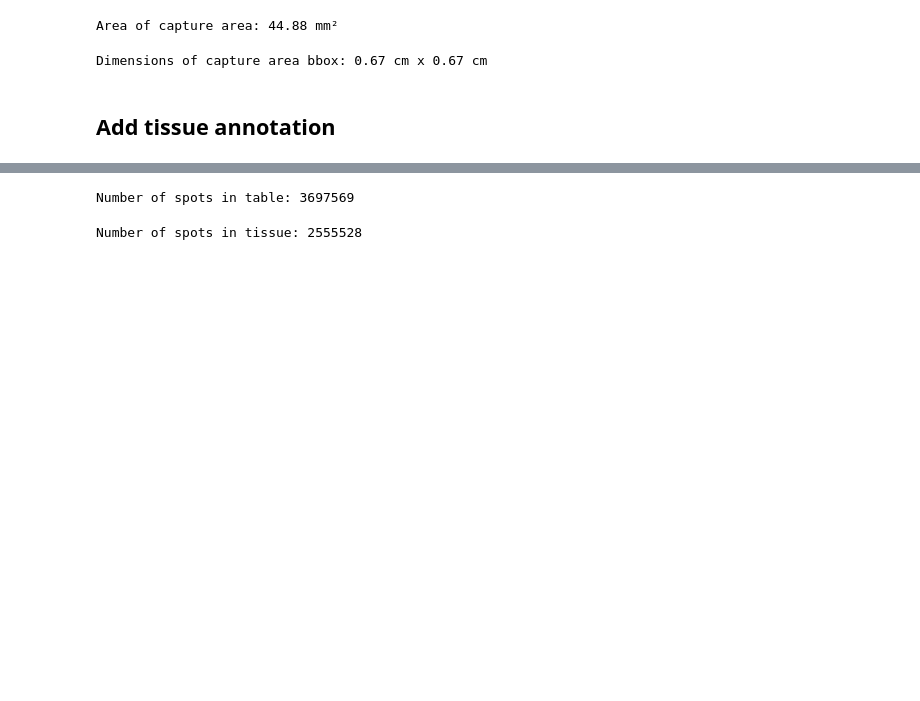
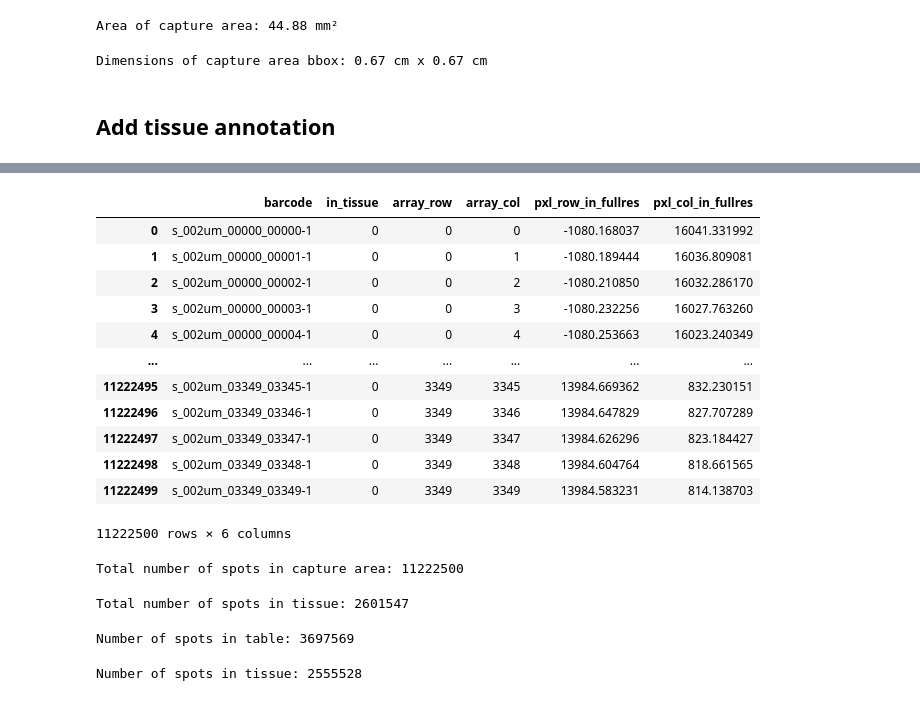
Before and after one commit to vibspatial/seq-spatial-transcriptomics-benchmark, a Jupyter notebook: Visium_HD/harpy/SCA017_100M.ipynb, the cells around one changed output, grey strips where cells are left out. Drawn from its saved outputs; the diff is of its cells as text; code cells hidden in the pictures; blank space fills up the shorter version.

```diff
--- a/Visium_HD/harpy/SCA017_100M.ipynb
+++ b/Visium_HD/harpy/SCA017_100M.ipynb
@@ -243 +424,37 @@ sdata = add_in_tissue(
+# %%
+tissue_positions = pd.read_parquet(os.path.join(path_outs, 'binned_outputs/square_002um/spatial/tissue_positions.parquet'))
+tissue_positions
+# %% [output]
+|  | barcode | in_tissue | array_row | array_col | pxl_row_in_fullres | pxl_col_in_fullres |
+| 0 | s_002um_00000_00000-1 | 0 | 0 | 0 | -1080.168037 | 16041.331992 |
+| 1 | s_002um_00000_00001-1 | 0 | 0 | 1 | -1080.189444 | 16036.809081 |
+| 2 | s_002um_00000_00002-1 | 0 | 0 | 2 | -1080.210850 | 16032.286170 |
+| 3 | s_002um_00000_00003-1 | 0 | 0 | 3 | -1080.232256 | 16027.763260 |
+| 4 | s_002um_00000_00004-1 | 0 | 0 | 4 | -1080.253663 | 16023.240349 |
+| ... | ... | ... | ... | ... | ... | ... |
+| 11222495 | s_002um_03349_03345-1 | 0 | 3349 | 3345 | 13984.669362 | 832.230151 |
+| 11222496 | s_002um_03349_03346-1 | 0 | 3349 | 3346 | 13984.647829 | 827.707289 |
+| 11222497 | s_002um_03349_03347-1 | 0 | 3349 | 3347 | 13984.626296 | 823.184427 |
+| 11222498 | s_002um_03349_03348-1 | 0 | 3349 | 3348 | 13984.604764 | 818.661565 |
+| 11222499 | s_002um_03349_03349-1 | 0 | 3349 | 3349 | 13984.583231 | 814.138703 |
+11222500 rows × 6 columns
+# %%
+# Total number of spots in capture area
+print(f"Total number of spots in capture area: {len(tissue_positions)}")
+# %% [output]
+Total number of spots in capture area: 11222500
+# %%
+# Total number of spots in tissue
+tissue_mask = sdata.labels[f'{dataset_id}_tissue_mask'].compute().data
+mask_shape = tissue_mask.shape
+
+tissue_positions["in_tissue_annotation"] = tissue_positions.apply(
+    lambda row: assign_region((row["pxl_col_in_fullres"], row["pxl_row_in_fullres"]), tissue_mask, mask_shape), axis=1
+)
+
+total_n_spots_in_tissue = len(tissue_positions[tissue_positions['in_tissue_annotation'] == 1])
+
+print(f"Total number of spots in tissue: {total_n_spots_in_tissue}")
+# %% [output]
+Total number of spots in tissue: 2601547
 # %%
```
Also changed, not shown: parts of 28 cells of this notebook, 52 other files.
